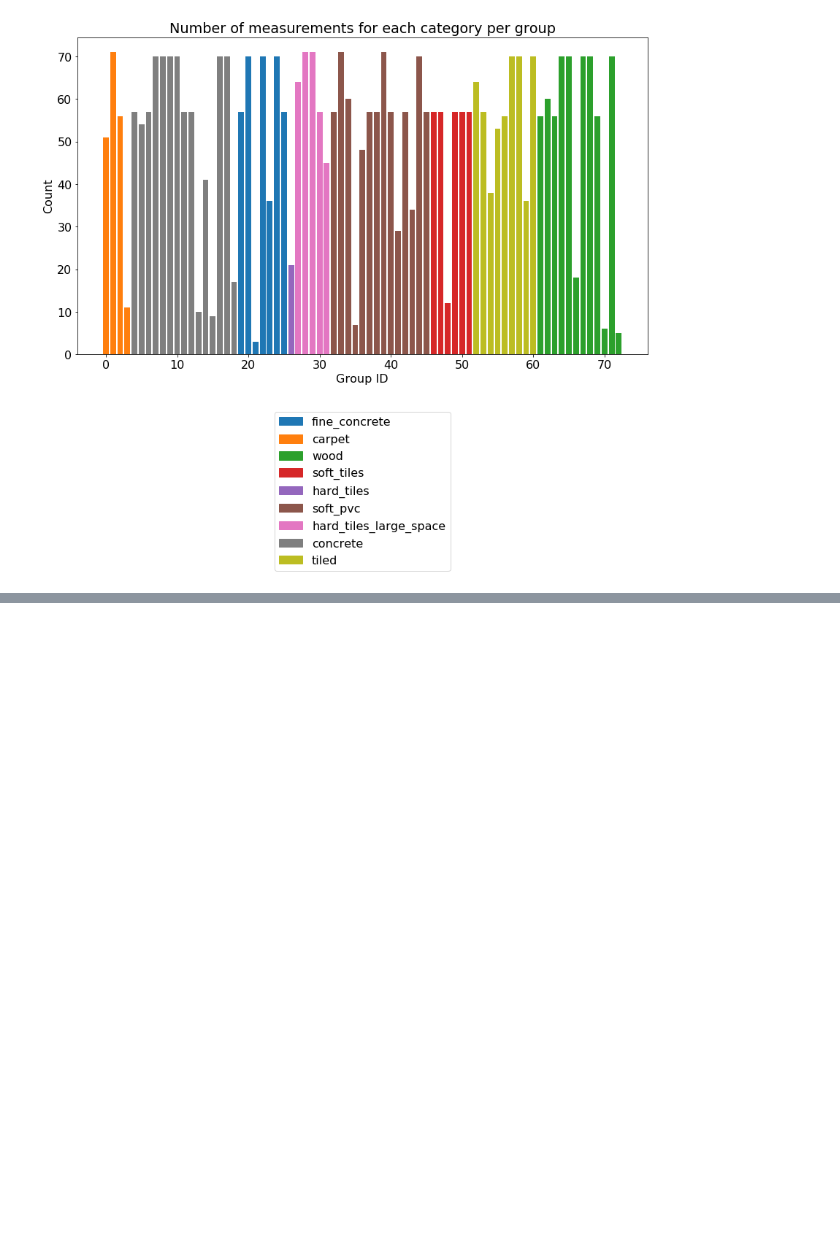
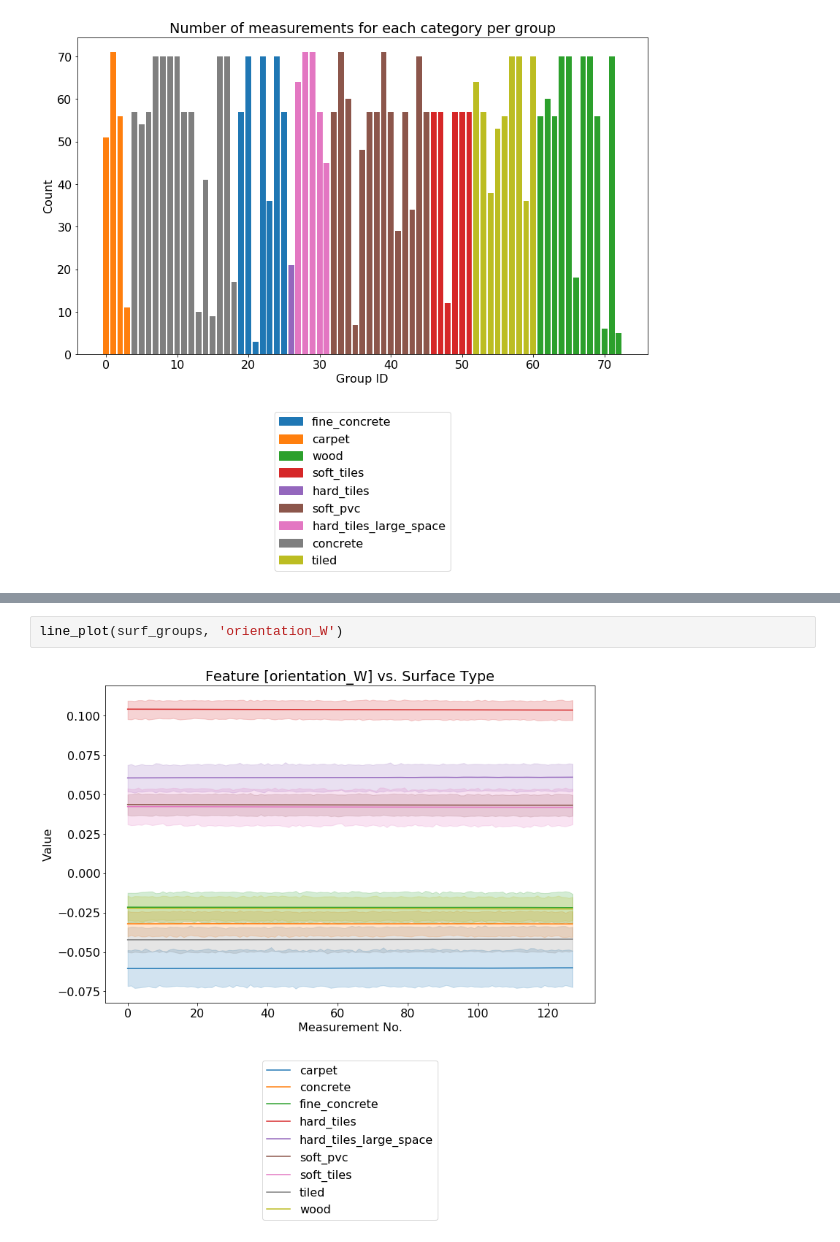
Before and after one commit to devforfu/careercon2019, a Jupyter notebook: 02_eda.ipynb, the cells around one changed output, grey strips where cells are left out. Drawn from its saved outputs; the diff is of its cells as text; blank space fills up the shorter version.

```diff
--- a/02_eda.ipynb
+++ b/02_eda.ipynb
@@ -105,0 +126,4 @@ _ = ax.legend(loc='lower center', bbox_to_anchor=(0.5, -0.7))
+# %%
+line_plot(surf_groups, 'orientation_W')
+# %% [output]
+[figure, added]
```
Also changed, not shown: parts of 18 cells of this notebook.
